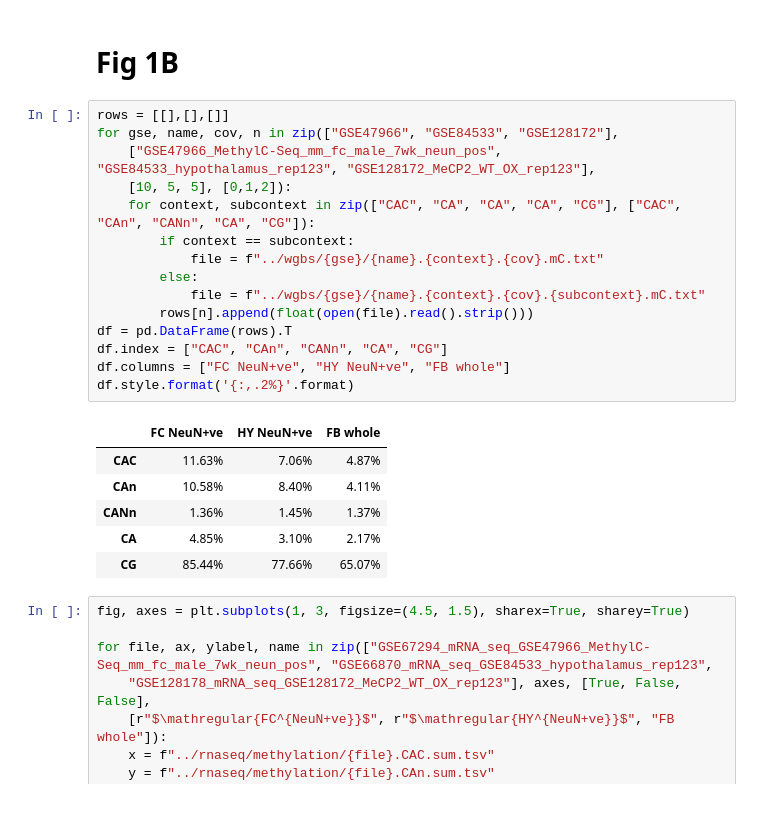
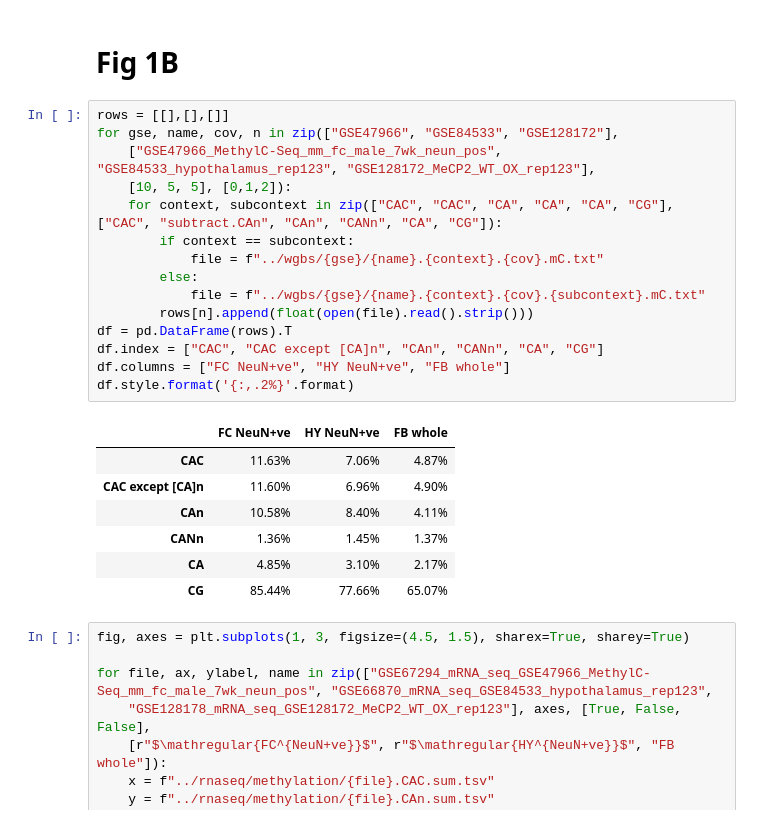
Before and after one commit to kashyapchhatbar/MeCP2_2022_manuscript, a Jupyter notebook: figures/fig1.ipynb, the cells around one changed output. Saved outputs shown, nothing was run; the diff lists cells and outputs as text.

```diff
--- a/figures/fig1.ipynb
+++ b/figures/fig1.ipynb
@@ -161,21 +161,22 @@ def plot(ax, l2fc, log=True, groupby="mCAC bins", ylabel=True):
 # %%
 rows = [[],[],[]]
 for gse, name, cov, n in zip(["GSE47966", "GSE84533", "GSE128172"],
     ["GSE47966_MethylC-Seq_mm_fc_male_7wk_neun_pos", "GSE84533_hypothalamus_rep123", "GSE128172_MeCP2_WT_OX_rep123"],
     [10, 5, 5], [0,1,2]):
-    for context, subcontext in zip(["CAC", "CA", "CA", "CA", "CG"], ["CAC", "CAn", "CANn", "CA", "CG"]):
+    for context, subcontext in zip(["CAC", "CAC", "CA", "CA", "CA", "CG"], ["CAC", "subtract.CAn", "CAn", "CANn", "CA", "CG"]):
         if context == subcontext:
             file = f"../wgbs/{gse}/{name}.{context}.{cov}.mC.txt"
         else:
             file = f"../wgbs/{gse}/{name}.{context}.{cov}.{subcontext}.mC.txt"
         rows[n].append(float(open(file).read().strip()))
 df = pd.DataFrame(rows).T
-df.index = ["CAC", "CAn", "CANn", "CA", "CG"]
+df.index = ["CAC", "CAC except [CA]n", "CAn", "CANn", "CA", "CG"]
 df.columns = ["FC NeuN+ve", "HY NeuN+ve", "FB whole"]
 df.style.format('{:,.2%}'.format)
 # %% [output]
 |  | FC NeuN+ve | HY NeuN+ve | FB whole |
 | CAC | 11.63% | 7.06% | 4.87% |
+| CAC except [CA]n | 11.60% | 6.96% | 4.90% |
 | CAn | 10.58% | 8.40% | 4.11% |
 | CANn | 1.36% | 1.45% | 1.37% |
 | CA | 4.85% | 3.10% | 2.17% |
```
Also changed, not shown: parts of 3 cells of this notebook, 15 other files.
